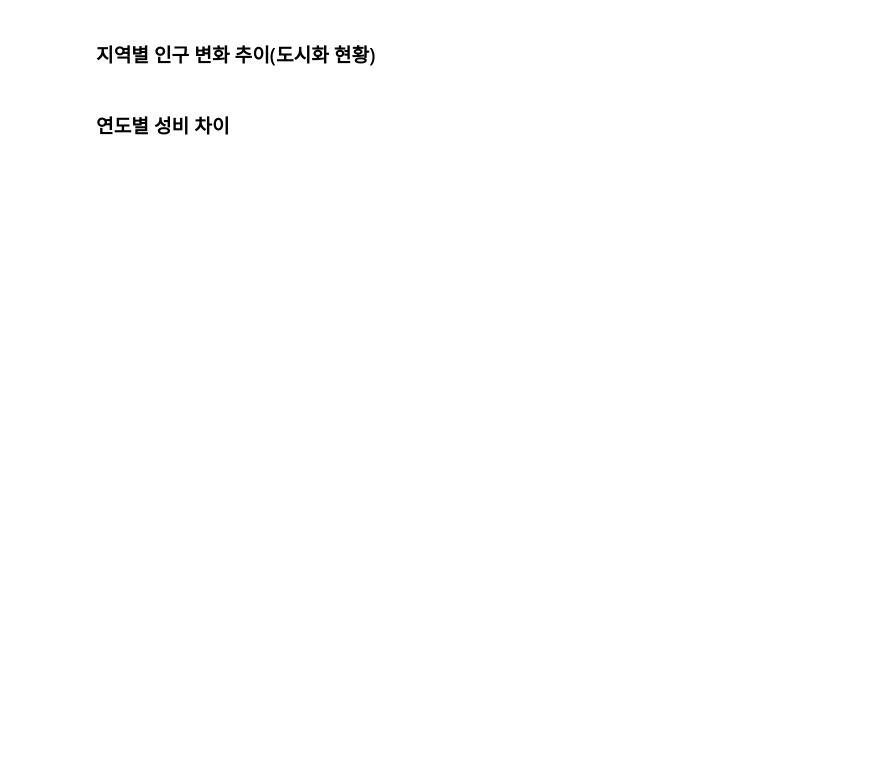
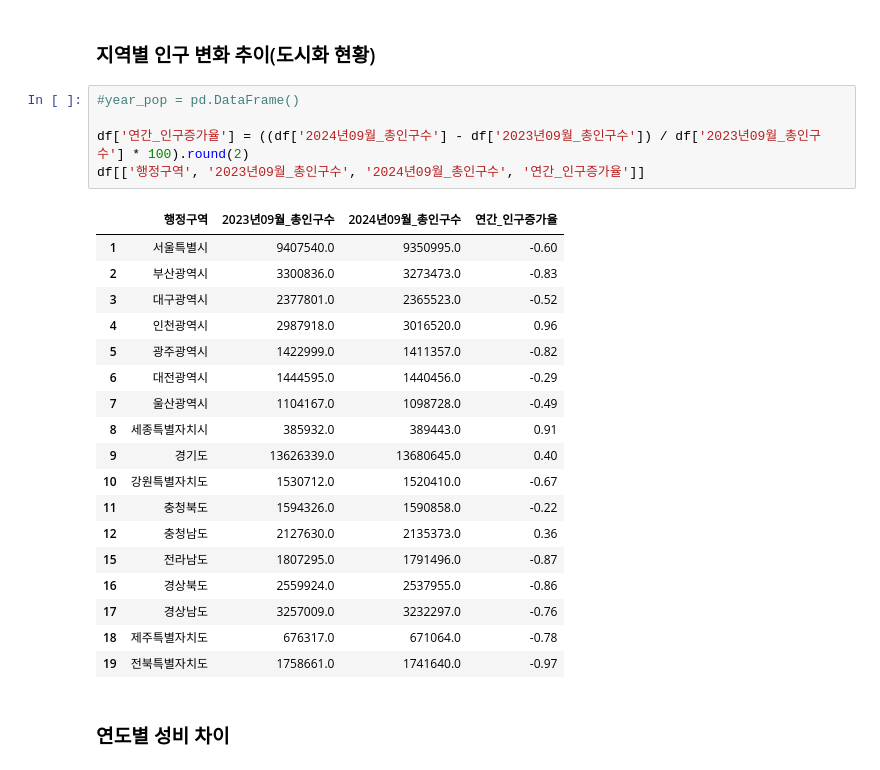
Before and after one commit to Kim-Yeonjoo/Kim-Yeonjoo, a Jupyter notebook: 25_파이썬데이터분석_실습_인구구조 데이터 분석.ipynb, the cells around one changed output. Cells and saved outputs as stored; diff of their text form; blank space fills up the shorter version.

```diff
--- a/25_파이썬데이터분석_실습_인구구조 데이터 분석.ipynb
+++ b/25_파이썬데이터분석_실습_인구구조 데이터 분석.ipynb
@@ -292,4 +337,28 @@ yearly_population = df.groupby('연도')['총인구수'].sum().reset_index()
 # %% [markdown]
 ### 지역별 인구 변화 추이(도시화 현황)
+# %%
+#year_pop = pd.DataFrame()
+
+df['연간_인구증가율'] = ((df['2024년09월_총인구수'] - df['2023년09월_총인구수']) / df['2023년09월_총인구수'] * 100).round(2)
+df[['행정구역', '2023년09월_총인구수', '2024년09월_총인구수', '연간_인구증가율']]
+# %% [output]
+|  | 행정구역 | 2023년09월_총인구수 | 2024년09월_총인구수 | 연간_인구증가율 |
+| 1 | 서울특별시 | 9407540.0 | 9350995.0 | -0.60 |
+| 2 | 부산광역시 | 3300836.0 | 3273473.0 | -0.83 |
+| 3 | 대구광역시 | 2377801.0 | 2365523.0 | -0.52 |
+| 4 | 인천광역시 | 2987918.0 | 3016520.0 | 0.96 |
+| 5 | 광주광역시 | 1422999.0 | 1411357.0 | -0.82 |
+| 6 | 대전광역시 | 1444595.0 | 1440456.0 | -0.29 |
+| 7 | 울산광역시 | 1104167.0 | 1098728.0 | -0.49 |
+| 8 | 세종특별자치시 | 385932.0 | 389443.0 | 0.91 |
+| 9 | 경기도 | 13626339.0 | 13680645.0 | 0.40 |
+| 10 | 강원특별자치도 | 1530712.0 | 1520410.0 | -0.67 |
+| 11 | 충청북도 | 1594326.0 | 1590858.0 | -0.22 |
+| 12 | 충청남도 | 2127630.0 | 2135373.0 | 0.36 |
+| 15 | 전라남도 | 1807295.0 | 1791496.0 | -0.87 |
+| 16 | 경상북도 | 2559924.0 | 2537955.0 | -0.86 |
+| 17 | 경상남도 | 3257009.0 | 3232297.0 | -0.76 |
+| 18 | 제주특별자치도 | 676317.0 | 671064.0 | -0.78 |
+| 19 | 전북특별자치도 | 1758661.0 | 1741640.0 | -0.97 |
 # %% [markdown]
 ### 연도별 성비 차이
```
Also changed, not shown: parts of 7 cells of this notebook.
